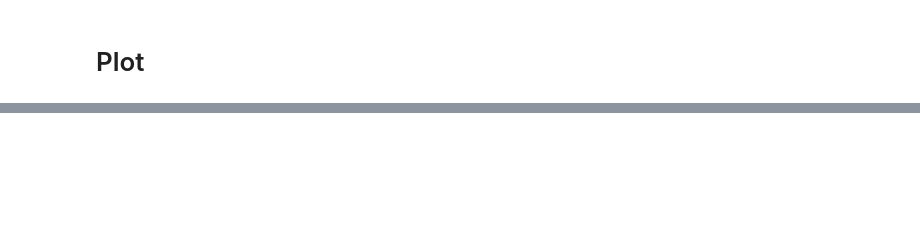
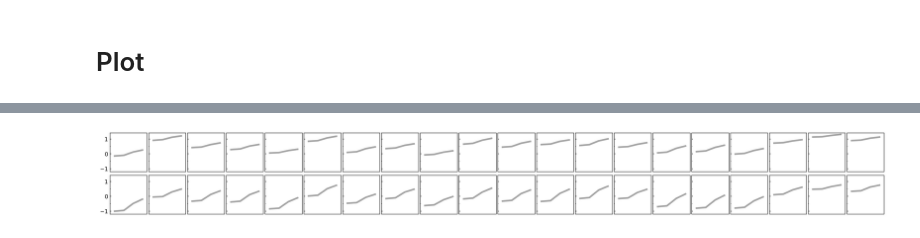
Before and after one commit to allmwh/the_return_of_the_rings, a Jupyter notebook: fig2.ipynb, the cells around one changed output, grey strips where cells are left out. Drawn from its saved outputs; the diff is of its cells as text; code cells hidden in the pictures; blank space fills up the shorter version.

```diff
--- a/fig2.ipynb
+++ b/fig2.ipynb
@@ -25,7 +24,7 @@ zz = ['Q13148','P35637', 'P49790', 'Q8NDV7']
 # %%
 #####CHANGE HERE#####
-uniprot_id = "Q13148"
-algorithm = "VSL2" #VLXT, VSL2, VL3-BA
-conserve_method = 'jsd' #['r4s','shannon_entropy','jsd']
+algorithm = "VSL2" #VLXT, VSL2, VL3-BA, fidpnn
+uniprot_id = "Q99717" # 'Q13148','P35637', 'P49790', 'Q8NDV7'
+conserve_method = 'jsd' #['shannon_entropy','jsd']
 #####CHANGE HERE#####
 # %%
@@ -169,7 +186,7 @@ def get_conserve_peraa_score(conserve_list):
 
     conserve_list: list, conserve info by get_conserve_score()
 
-    return: dict, conserve score with other infos
+    return: dict, conserve score with many info
     """
     # array's dim: 2(aa content/peraa conserve), 2(order/disorder), 20(A, C, D, E...), 4(taxonomy id)
     peraa_score = np.zeros((2, 2, 20, len(conserve_list)))
@@ -177,6 +194,7 @@ def get_conserve_peraa_score(conserve_list):
     taxonomy_list = []
 
     for tax_index, i in enumerate(conserve_list):
+
         #make tax list
         taxonomy_list.append(i['taxonomy'])
 
@@ -451,0 +451,54 @@ array([[-0.14249515, -0.09639005,  0.12500361,  0.26054154],
+# %%
+overall_trend_path = Path("./output/peraa_overall_trend")
+overall_conserve = np.load('./output/peraa_overall_trend/overall_conserve.pkl.npy')
+# %%
+f, (order,disorder) = plt.subplots(2, 20, sharex=True, sharey=True, figsize=(20, 2.2), dpi=200)
+
+y_max = np.nanmax(overall_conserve) + 0.1
+y_min = np.nanmin(overall_conserve) - 0.2
+
+for index, sub in enumerate(order):
+    sub.plot(overall_conserve[0][index], linestyle="solid", color="#a2a2a2",linewidth=3)
+
+
+#     sub.axes.yaxis.set_ticklabels([])
+    sub.axes.xaxis.set_ticklabels([])
+    sub.get_xaxis().set_visible(False)
+
+    sub.tick_params(which='major', axis="y",direction="in", length=2)
+    sub.tick_params(which='minor', axis="y",direction="in", length=1)
+
+    sub.yaxis.set_major_locator(MultipleLocator(1))
+    sub.yaxis.set_minor_locator(MultipleLocator(0.5))
+
+    yticks = sub.yaxis.get_major_ticks()
+#     yticks[1].label.set_visible(False)
+
+
+for index, sub in enumerate(disorder):
+    sub.plot(overall_conserve[1][index], linestyle="solid", color="#a2a2a2",linewidth=3)
+    sub.set_xlim(-0.5, 3.5)
+    sub.set_ylim(y_min, y_max)
+
+
+#     sub.axes.yaxis.set_ticklabels([])
+    sub.axes.xaxis.set_ticklabels([])
+    sub.get_xaxis().set_visible(False)
+
+    sub.tick_params(which='major', axis="y",direction="in", length=2)
+    sub.tick_params(which='minor', axis="y",direction="in", length=1)
+
+    sub.yaxis.set_major_locator(MultipleLocator(1))
+    sub.yaxis.set_minor_locator(MultipleLocator(0.5))
+
+    yticks = sub.yaxis.get_major_ticks()
+#     yticks[1].label.set_visible(False)
+
+plt.subplots_adjust(wspace=0.1)
+plt.tight_layout(pad=0.3)
+
+
+path = overall_trend_path / "fig2down"
+f.savefig("{}.svg".format(str(path)))
+# %% [output]
+[figure, added]
```
Also changed, not shown: parts of 26 cells of this notebook, 9 other files.
